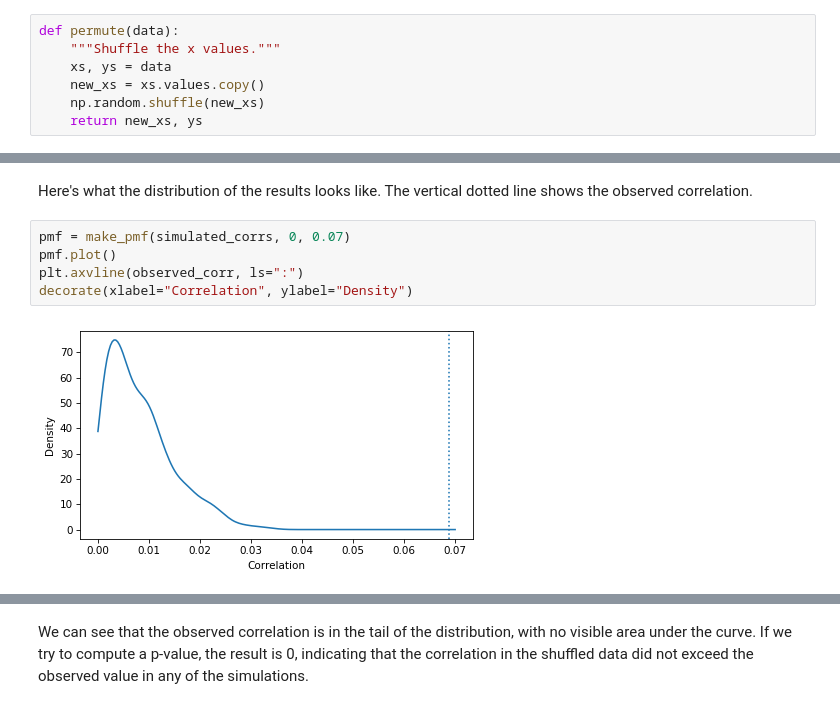
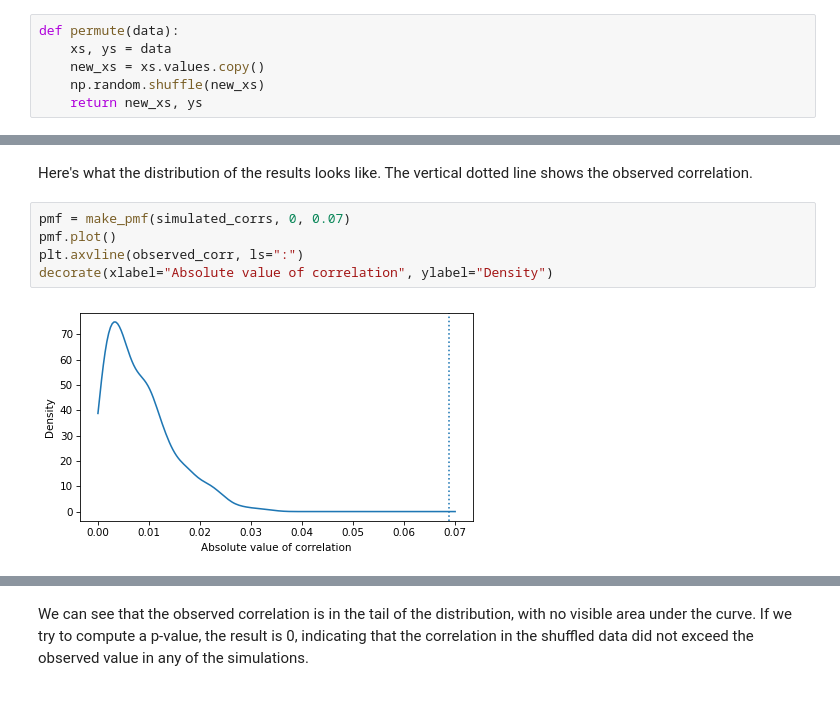
Before and after one commit to Mu-L/ThinkStats, a Jupyter notebook: _sources/chap09.ipynb, the cells around one changed output, grey strips where cells are left out. Saved outputs shown, nothing was run; the diff lists cells and outputs as text.

```diff
--- a/_sources/chap09.ipynb
+++ b/_sources/chap09.ipynb
@@ -405,7 +397,6 @@ The following function takes a tuple of `xs` and `ys`, shuffles `xs` and returns
 It would also work if we shuffled the `ys` instead, or shuffled both.
 # %%
 def permute(data):
-    """Shuffle the x values."""
     xs, ys = data
     new_xs = xs.values.copy()
     np.random.shuffle(new_xs)
@@ -431,10 +422,10 @@ The vertical dotted line shows the observed correlation.
 # %%
 pmf = make_pmf(simulated_corrs, 0, 0.07)
 pmf.plot()
 plt.axvline(observed_corr, ls=":")
-decorate(xlabel="Correlation", ylabel="Density")
+decorate(xlabel="Absolute value of correlation", ylabel="Density")
 # %% [output]
-[figure, old version]
+[figure, new version]
 [interactive output not drawn]
 # %% [markdown]
 We can see that the observed correlation is in the tail of the distribution, with no visible area under the curve.
```
Also changed, not shown: parts of 40 cells of this notebook, 54 other files.
